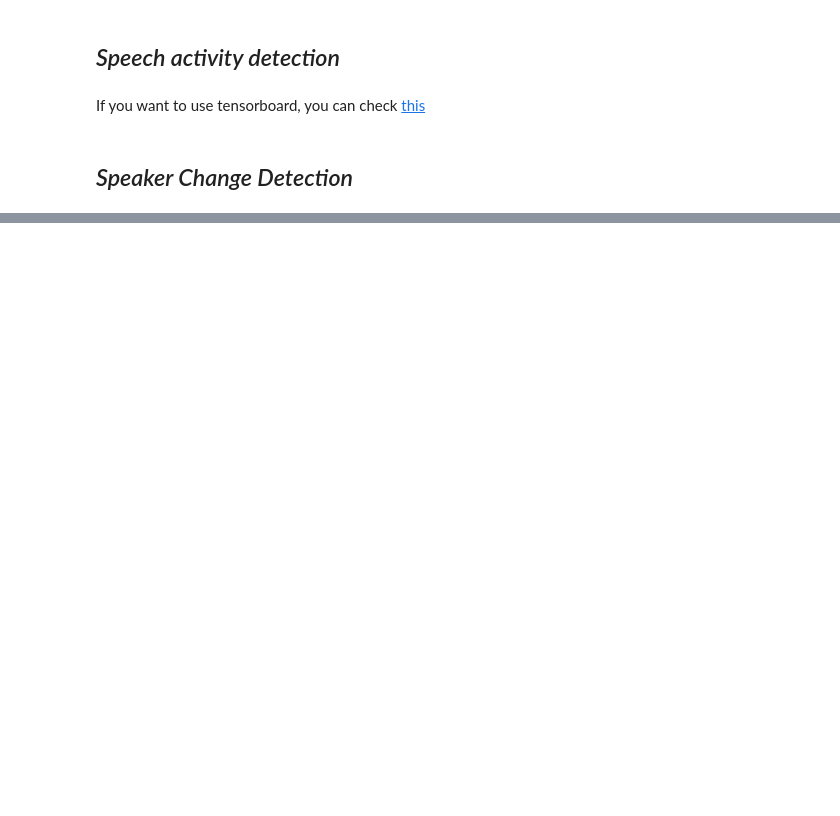
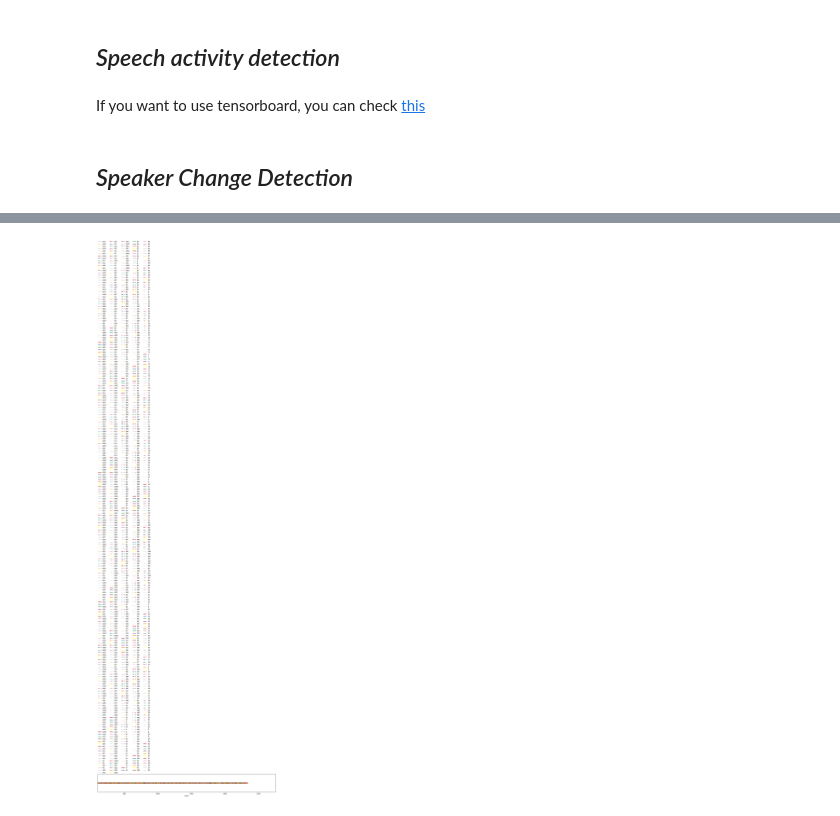
Before and after one commit to hedonistrh/SpChangeDetect, a Jupyter notebook: pyannote_reproduce.ipynb, the cells around one changed output, grey strips where cells are left out. Drawn from its saved outputs; the diff is of its cells as text; code cells hidden in the pictures; blank space fills up the shorter version.

```diff
--- a/pyannote_reproduce.ipynb
+++ b/pyannote_reproduce.ipynb
@@ -109,4 +172,4 @@ precomputed.shape
 # %%
 # Peak Detection
 from pyannote.audio.signal import Peak
-peak = Peak(alpha=0.5, min_duration=1.0, log_scale=True)
+peak = Peak(alpha=0.2, min_duration=1.0, log_scale=True)
@@ -131,6 +216,8 @@ for test_file in protocol.test():
 
     # evaluate speech activity detection
     metric(reference, hypothesis.to_annotation(), uem=uem)
+    purity, coverage, fmeasure = metric.compute_metrics()
+    print(f'Purity = {100*purity:.1f}% / Coverage = {100*coverage:.1f}%')
 
 purity, coverage, fmeasure = metric.compute_metrics()
 print(f'Purity = {100*purity:.1f}% / Coverage = {100*coverage:.1f}%')
@@ -140,0 +288,24 @@ hypothesis.to_annotation()
+# %%
+# Peak Detection
+from pyannote.audio.signal import Peak
+peak = Peak(alpha=0.1, min_duration=1.0, log_scale=True)
+
+# Loop on Test Files
+from pyannote.database import get_annotated
+for test_file in protocol.train():
+    # print (test_file)
+    # load reference annotation
+    reference = test_file['annotation']
+    uem = get_annotated(test_file)
+
+    # load precomputed change scores as pyannote.core.SlidingWindowFeature
+    scd_scores = precomputed(test_file)
+
+    # binarize scores to obtain speech regions as pyannote.core.Timeline
+    hypothesis = peak.apply(scd_scores, dimension=1)
+
+    # evaluate speech activity detection
+    metric(reference, hypothesis.to_annotation(), uem=uem)
+
+    purity, coverage, fmeasure = metric.compute_metrics()
+    print(f'Purity = {100*purity:.1f}% / Coverage = {100*coverage:.1f}%')
@@ -140,0 +330,4 @@ hypothesis.to_annotation()
+# %%
+hypothesis.to_annotation()
+# %% [output]
+[figure, added]
```
Also changed, not shown: parts of 23 cells of this notebook.
